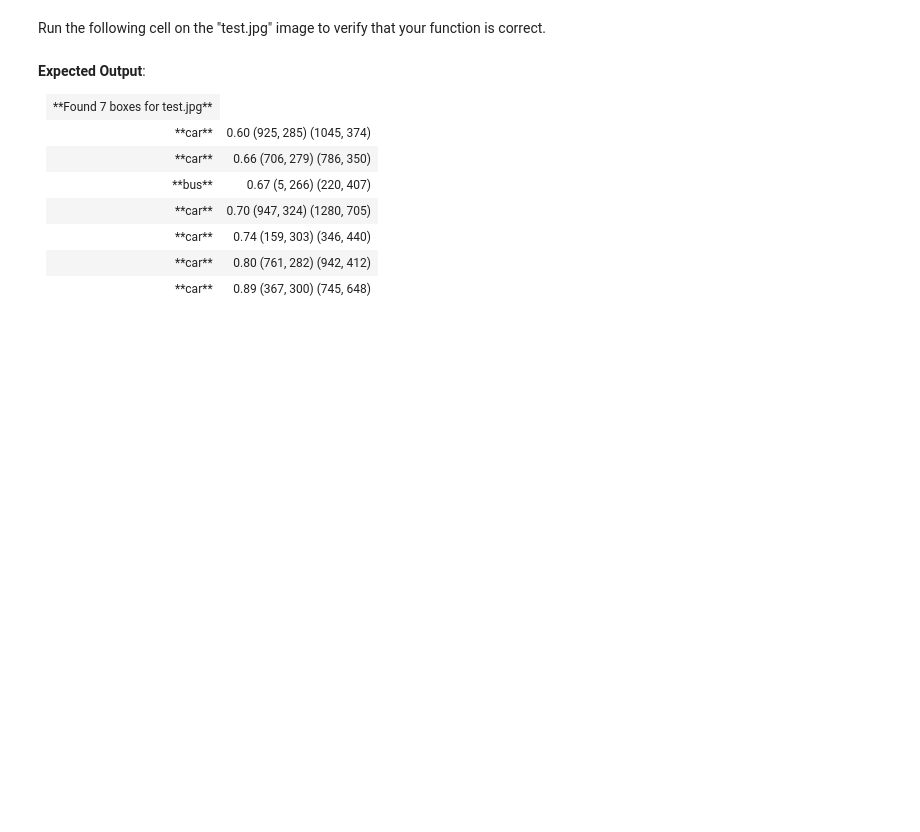
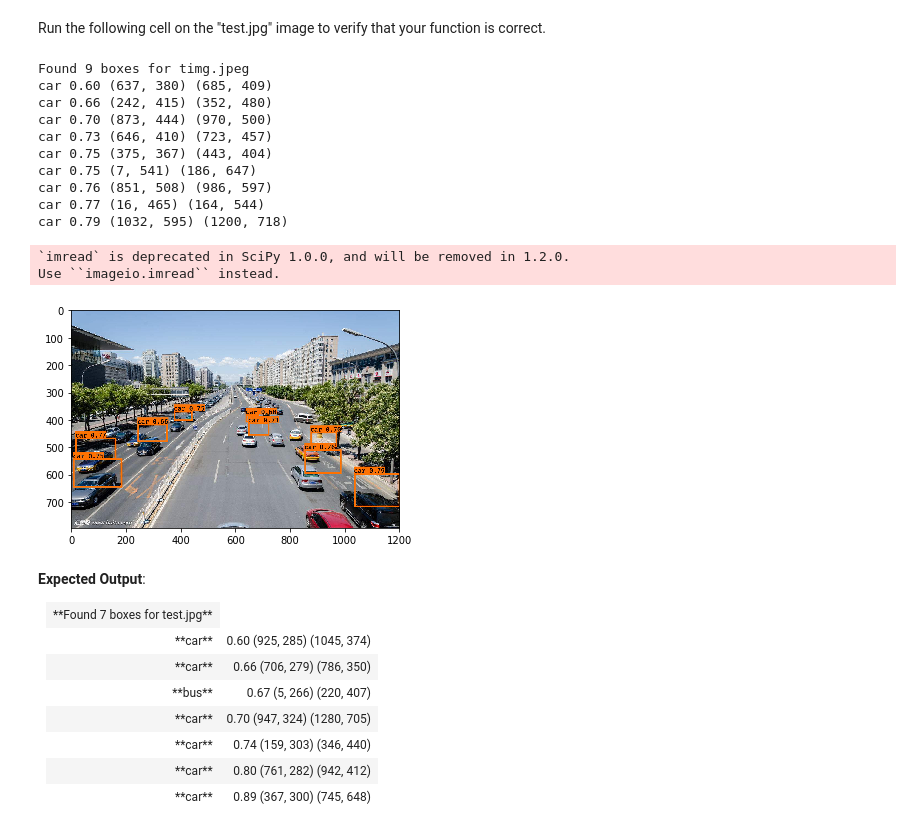
Before and after one commit to cocoa0409/DeepLearning, a Jupyter notebook: 04-Convolutional Neural Networks/w3/Car detection for Autonomous Driving/Autonomous driving application - Car detection - v1.ipynb, the cells around one changed output. Saved outputs shown, nothing was run; the diff lists cells and outputs as text; code cells hidden in the pictures; blank space fills up the shorter version.

```diff
--- a/04-Convolutional Neural Networks/w3/Car detection for Autonomous Driving/Autonomous driving application - Car detection - v1.ipynb
+++ b/04-Convolutional Neural Networks/w3/Car detection for Autonomous Driving/Autonomous driving application - Car detection - v1.ipynb
@@ -783,7 +799,12 @@ def predict(sess, image_file):
     # Run the session with the correct tensors and choose the correct placeholders in the feed_dict.
     # You'll need to use feed_dict={yolo_model.input: ... , K.learning_phase(): 0})
     ### START CODE HERE ### (≈ 1 line)
-    out_scores, out_boxes, out_classes = None
+    out_scores, out_boxes, out_classes = sess.run(
+                [scores, boxes, classes],
+                feed_dict={
+                  yolo_model.input: image_data,
+                  K.learning_phase(): 0
+                })
     ### END CODE HERE ###
 
     # Print predictions info
@@ -802,7 +823,21 @@ def predict(sess, image_file):
 # %% [markdown]
 Run the following cell on the "test.jpg" image to verify that your function is correct.
 # %%
-out_scores, out_boxes, out_classes = predict(sess, "test.jpg")
+out_scores, out_boxes, out_classes = predict(sess, "timg.jpeg")
+# %% [output]
+Found 9 boxes for timg.jpeg
+car 0.60 (637, 380) (685, 409)
+car 0.66 (242, 415) (352, 480)
+car 0.70 (873, 444) (970, 500)
+car 0.73 (646, 410) (723, 457)
+car 0.75 (375, 367) (443, 404)
+car 0.75 (7, 541) (186, 647)
+car 0.76 (851, 508) (986, 597)
+car 0.77 (16, 465) (164, 544)
+car 0.79 (1032, 595) (1200, 718)
+`imread` is deprecated in SciPy 1.0.0, and will be removed in 1.2.0.
+Use ``imageio.imread`` instead.
+[figure, added]
 # %% [markdown]
 **Expected Output**:
 
```
Also changed, not shown: parts of 2 cells of this notebook, 6 other files.
